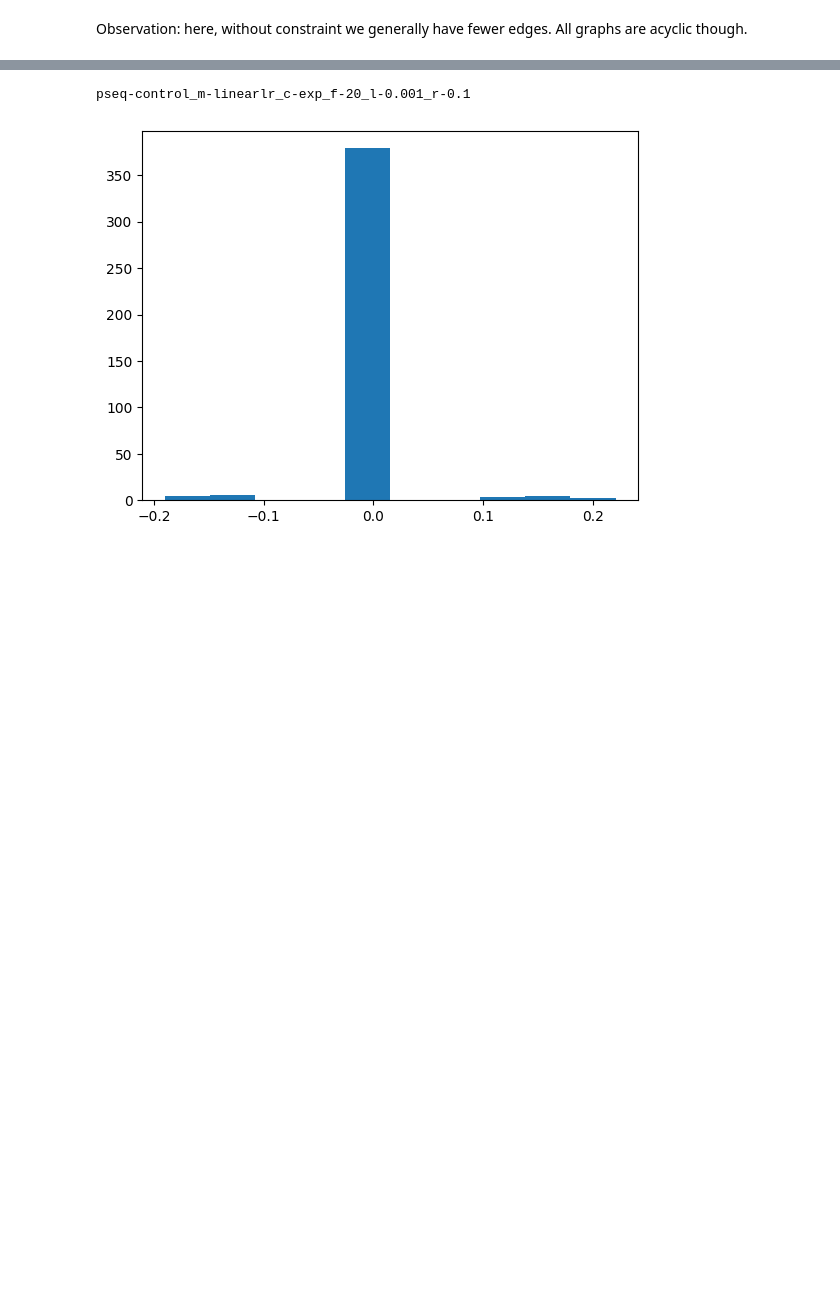
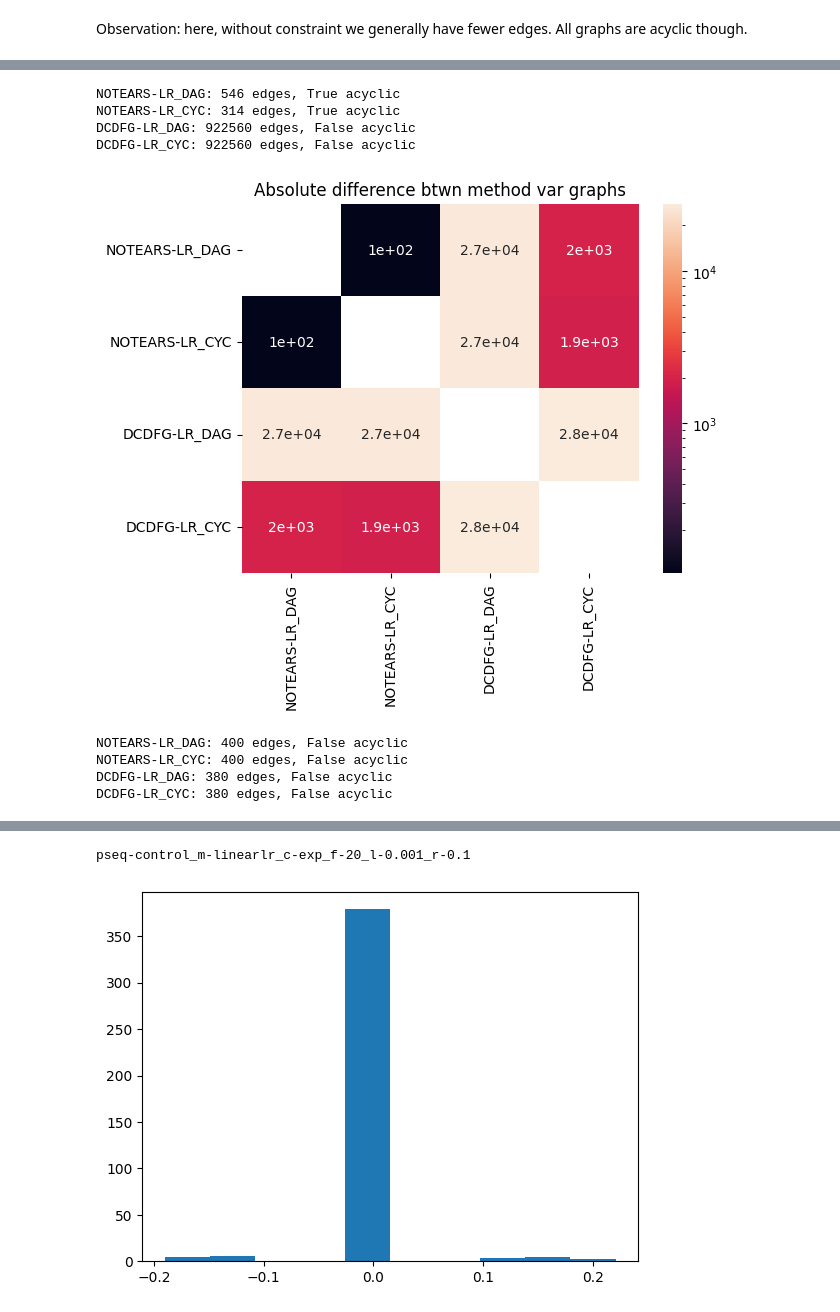
Before and after one commit to james-bowden/cgd, a Jupyter notebook: graph_analysis.ipynb, the cells around one changed output, grey strips where cells are left out. Cells and saved outputs as stored; diff of their text form; code cells hidden in the pictures; blank space fills up the shorter version.

```diff
--- a/graph_analysis.ipynb
+++ b/graph_analysis.ipynb
@@ -72,0 +101,58 @@ Observation: here, without constraint we generally have fewer edges. All graphs
+# %%
+adj_list, names = gather_all(data, 'adj_mat_vars_weighted')
+# names = ['_'.join(n.split('_')[1:3]) for n in names]
+for i in range(len(names)):
+    temp = ""
+    if 'linear_' in names[i]:
+        temp += 'NOTEARS_'
+    elif 'linearlr' in names[i]:
+        temp += 'NOTEARS-LR_'
+    elif 'mlplr' in names[i]:
+        temp += 'DCDFG-LR_'
+    if 'c-exp' in names[i]:
+        temp += 'DAG'
+    else: # 'c-none'
+        temp += 'CYC'
+    names[i] = temp
+for adj, n in zip(adj_list, names):
+    print(f"{n}: {get_n_edges(adj)} edges, {is_acyclic(adj)} acyclic")
+# %% [output]
+NOTEARS-LR_DAG: 546 edges, True acyclic
+NOTEARS-LR_CYC: 314 edges, True acyclic
+DCDFG-LR_DAG: 922560 edges, False acyclic
+DCDFG-LR_CYC: 922560 edges, False acyclic
+# %%
+# compare factor graphs too somehow?
+# make pair comparison
+shd_arr = np.zeros((len(adj_list), len(adj_list)))
+for i, adj1 in enumerate(adj_list):
+    for j, adj2 in enumerate(adj_list):
+        shd_arr[i, j] = (np.abs(adj1 - adj2)).sum()
+sns.heatmap(shd_arr, annot=True, xticklabels=names, yticklabels=names, norm=LogNorm())
+plt.title('Absolute difference btwn method var graphs')
+plt.show()
+# %% [output]
+[figure, added]
+# %%
+adj_list, names = gather_all(data, 'adj_mat_factors_weighted')
+# names = ['_'.join(n.split('_')[1:3]) for n in names]
+for i in range(len(names)):
+    temp = ""
+    if 'linear_' in names[i]:
+        temp += 'NOTEARS_'
+    elif 'linearlr' in names[i]:
+        temp += 'NOTEARS-LR_'
+    elif 'mlplr' in names[i]:
+        temp += 'DCDFG-LR_'
+    if 'c-exp' in names[i]:
+        temp += 'DAG'
+    else: # 'c-none'
+        temp += 'CYC'
+    names[i] = temp
+for adj, n in zip(adj_list, names):
+    print(f"{n}: {get_n_edges(adj)} edges, {is_acyclic(adj)} acyclic")
+# %% [output]
+NOTEARS-LR_DAG: 400 edges, False acyclic
+NOTEARS-LR_CYC: 400 edges, False acyclic
+DCDFG-LR_DAG: 380 edges, False acyclic
+DCDFG-LR_CYC: 380 edges, False acyclic
```
Also changed, not shown: parts of 7 cells of this notebook, 1 other file.
